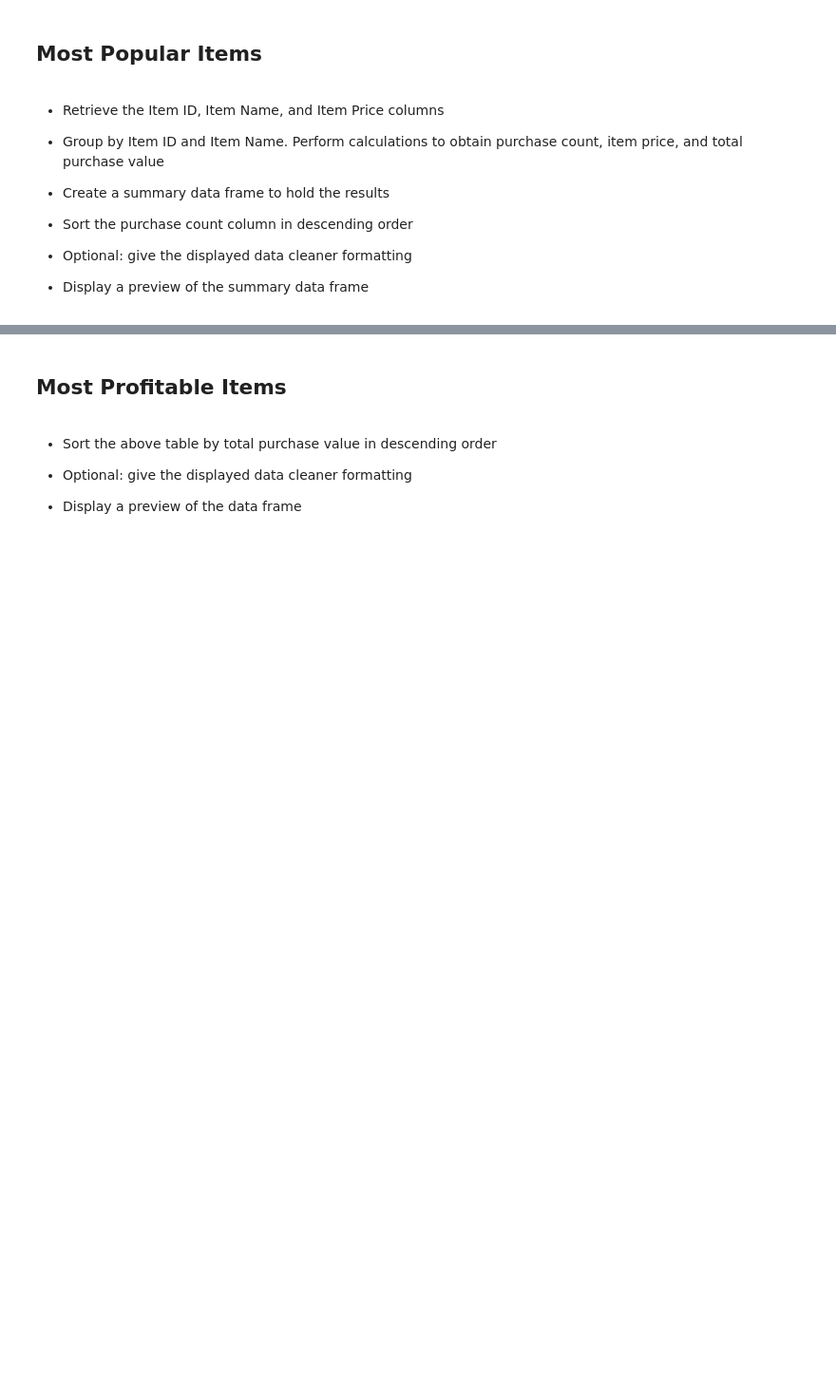
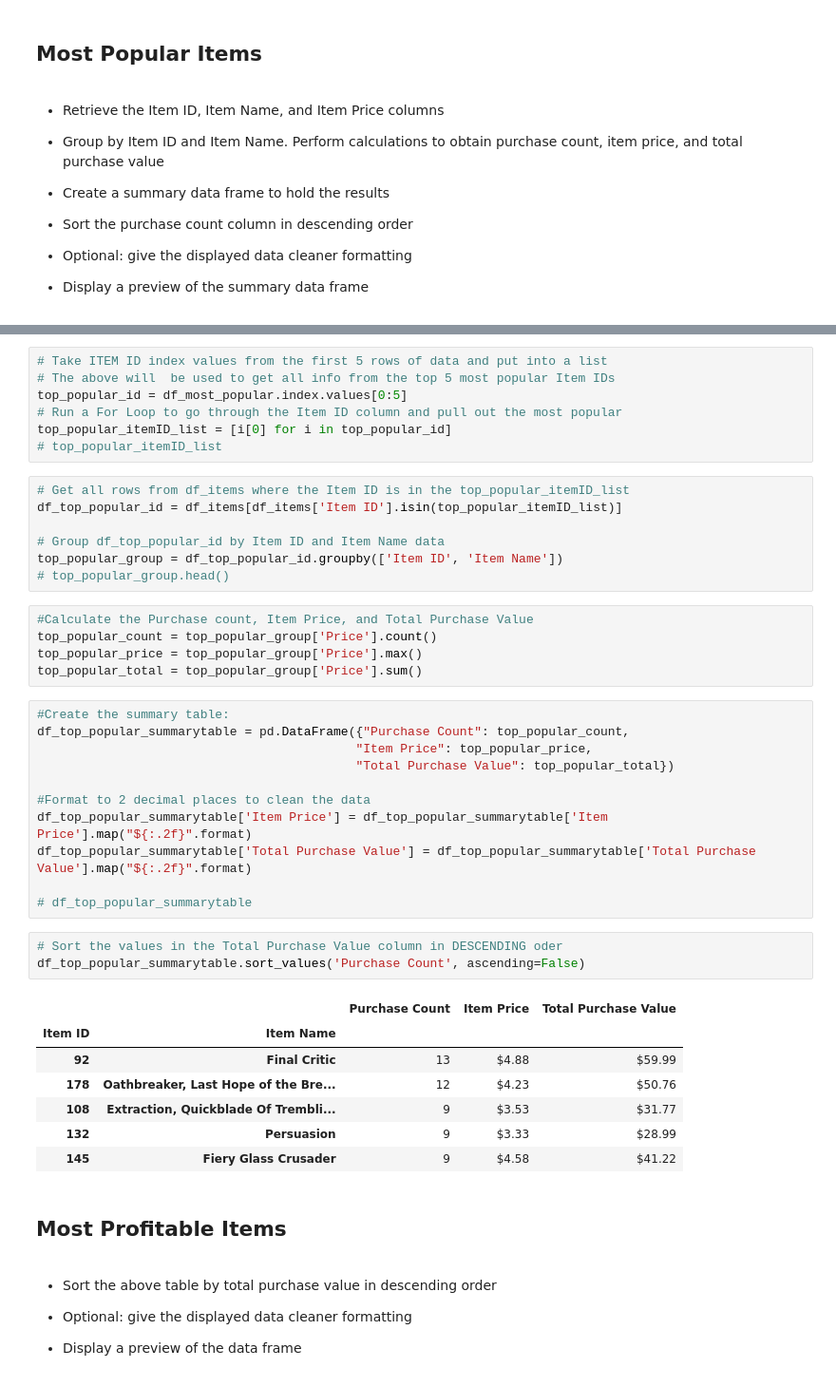
Before and after one commit to todd-tuchek/pandas-challenge, a Jupyter notebook: Heroes of Pymoli/HeroesOfPymoli_starter.ipynb, the cells around one changed output, grey strips where cells are left out. Shown: that part at 95% size. Saved outputs shown, nothing was run; the diff lists cells and outputs as text; blank space fills up the shorter version.

```diff
--- a/Heroes of Pymoli/HeroesOfPymoli_starter.ipynb
+++ b/Heroes of Pymoli/HeroesOfPymoli_starter.ipynb
@@ -559,3 +444,44 @@ df_top_spender_summary.sort_values('Total Purchase Value', ascending=False)
+# %%
+# Take ITEM ID index values from the first 5 rows of data and put into a list
+# The above will  be used to get all info from the top 5 most popular Item IDs
+top_popular_id = df_most_popular.index.values[0:5]
+# Run a For Loop to go through the Item ID column and pull out the most popular
+top_popular_itemID_list = [i[0] for i in top_popular_id]
+# top_popular_itemID_list
+# %%
+# Get all rows from df_items where the Item ID is in the top_popular_itemID_list
+df_top_popular_id = df_items[df_items['Item ID'].isin(top_popular_itemID_list)]
+
+# Group df_top_popular_id by Item ID and Item Name data
+top_popular_group = df_top_popular_id.groupby(['Item ID', 'Item Name'])
+# top_popular_group.head()
+# %%
+#Calculate the Purchase count, Item Price, and Total Purchase Value
+top_popular_count = top_popular_group['Price'].count()
+top_popular_price = top_popular_group['Price'].max()
+top_popular_total = top_popular_group['Price'].sum()
+# %%
+#Create the summary table:
+df_top_popular_summarytable = pd.DataFrame({"Purchase Count": top_popular_count,
+                                           "Item Price": top_popular_price,
+                                           "Total Purchase Value": top_popular_total})
+
+#Format to 2 decimal places to clean the data
+df_top_popular_summarytable['Item Price'] = df_top_popular_summarytable['Item Price'].map("${:.2f}".format)
+df_top_popular_summarytable['Total Purchase Value'] = df_top_popular_summarytable['Total Purchase Value'].map("${:.2f}".format)
+
+# df_top_popular_summarytable
+# %%
+# Sort the values in the Total Purchase Value column in DESCENDING oder
+df_top_popular_summarytable.sort_values('Purchase Count', ascending=False)
+# %% [output]
+|  |  | Purchase Count | Item Price | Total Purchase Value |
+| Item ID | Item Name |  |  |  |
+| 92 | Final Critic | 13 | $4.88 | $59.99 |
+| 178 | Oathbreaker, Last Hope of the Bre... | 12 | $4.23 | $50.76 |
+| 108 | Extraction, Quickblade Of Trembli... | 9 | $3.53 | $31.77 |
+| 132 | Persuasion | 9 | $3.33 | $28.99 |
+| 145 | Fiery Glass Crusader | 9 | $4.58 | $41.22 |
 # %% [markdown]
 ## Most Profitable Items
 # %% [markdown]
```
Also changed, not shown: parts of 48 cells of this notebook.
